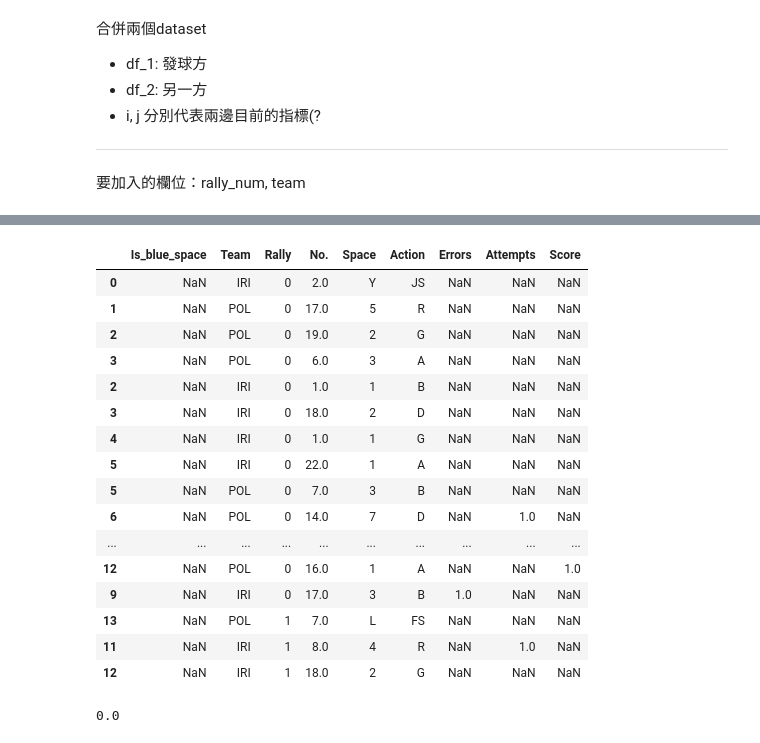
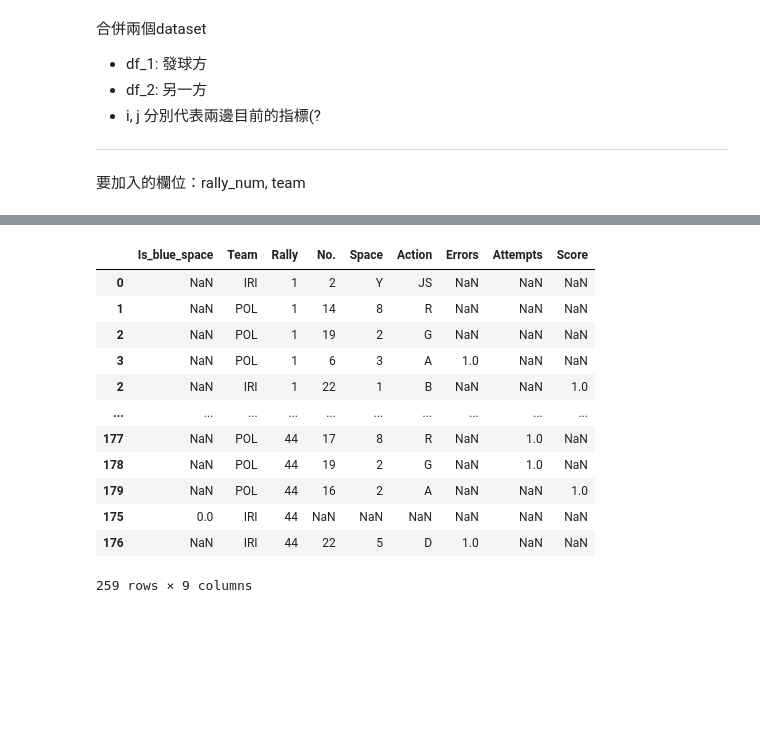
Before and after one commit to sisiayang/SportsScience, a Jupyter notebook: data_test_process.ipynb, the cells around one changed output, grey strips where cells are left out. Cells and saved outputs as stored; diff of their text form; code cells hidden in the pictures; blank space fills up the shorter version.

```diff
--- a/data_test_process.ipynb
+++ b/data_test_process.ipynb
@@ -53,26 +49,22 @@ def get_rally_sequence(df_1, df_2, i, j, rally):
     i += 1
     alternate = 1
     while(i < len(df_1)-1 and j < len(df_2)-1):
-        print()
         if(alternate == 0): # df_1
             if(not pd.isna(df_1.iloc[i]['Is_blue_space'])):
                 i += 1
             df_combine = df_combine.append(df_1.iloc[i])
             i += 1
             while(pd.isna(df_1.iloc[i]['Is_blue_space']) and 'S' not in str(df_1.iloc[i]['Action'])): # 遇到空格或再次發球前
-                print('i: ' + str(i))
+
                 df_combine = df_combine.append(df_1.iloc[i])
                 i += 1
-                if(i == len(df_1)):
+                if(i >= len(df_1)-1):
                     break
 
             # 因為空格而停止
             if(not pd.isna(df_1.iloc[i]['Is_blue_space'])):
-                if(df_1.iloc[i]['Is_blue_space'] == 1):
-                    break
-                else:
-                    alternate = 1
-                    continue
+                alternate = 1
+                continue
 
             # 因為再次發球而停止
             if('S' in df_1.iloc[i]['Action']):
@@ -89,18 +81,15 @@ def get_rally_sequence(df_1, df_2, i, j, rally):
             df_combine = df_combine.append(df_2.iloc[j])
             j += 1
             while(pd.isna(df_2.iloc[j]['Is_blue_space']) and 'S' not in df_2.iloc[j]['Action']): # 遇到空格或再次發球前
-                print('j: ' + str(j))
+
                 df_combine = df_combine.append(df_2.iloc[j])
                 j += 1
-                if(j == len(df_2)):
+                if(j >= len(df_2)-1):
                     break
 
             if(not pd.isna(df_2.iloc[j]['Is_blue_space'])): # is space
-                if(df_2.iloc[j]['Is_blue_space'] == 1): # 失誤
-                    break
-                else:
-                    alternate = 0
-                    continue
+                alternate = 0
+                continue
 
             if('S' in df_2.iloc[j]['Action']):  # 再次發球 -> 下一round
                 # 先確認另一隊在藍色空格之前的state是否全部記錄到
@@ -109,12 +98,12 @@ def get_rally_sequence(df_1, df_2, i, j, rally):
                         df_combine = df_combine.append(df_1.iloc[i])
                     i += 1
                 break
-    if(i == len(df_1)):
-        while(j != len(df_2)):
+    if(i == len(df_1)-1):
+        while(j < len(df_2)-1):
             df_combine = df_combine.append(df_2.iloc[j])
             j += 1
-    if(j == len(df_2)):
-        while(i != len(df_1)):
+    if(j == len(df_2)-1):
+        while(i < len(df_1)-1):
             df_combine = df_combine.append(df_1.iloc[i])
             i += 1
 
@@ -126,13 +115,14 @@ df_total_game = pd.DataFrame(columns=df_IRI.columns)
 i = 0
 j = 0
 rally_num = 0
-while(i < len(df_IRI) or j < len(df_POL)):
-    print('\nrally: ' + str(rally_num) + '\n-------------------')
+while(i < len(df_IRI)-1 or j < len(df_POL)-1):
+    rally_num += 1
+    print(i, j)
     if(df_IRI.iloc[i]['Is_blue_space'] == 1):   # 對方發球
         df_combine, j, i = get_rally_sequence(df_POL, df_IRI, j, i, rally_num)
     else:
         df_combine, i, j = get_rally_sequence(df_IRI, df_POL, i, j, rally_num)
-    print(i, j)
     df_total_game = pd.concat([df_total_game, df_combine])
-    rally_num += 1
+
+    print('\nrally: ' + str(rally_num))
 # %% [output]
@@ -156,20 +146,16 @@ rally: 22
 # %%
-df_total_game.head(20)
+df_total_game
 # %% [output]
 |  | Is_blue_space | Team | Rally | No. | Space | Action | Errors | Attempts | Score |
-| 0 | NaN | IRI | 0 | 2.0 | Y | JS | NaN | NaN | NaN |
-| 1 | NaN | POL | 0 | 17.0 | 5 | R | NaN | NaN | NaN |
-| 2 | NaN | POL | 0 | 19.0 | 2 | G | NaN | NaN | NaN |
-| 3 | NaN | POL | 0 | 6.0 | 3 | A | NaN | NaN | NaN |
-| 2 | NaN | IRI | 0 | 1.0 | 1 | B | NaN | NaN | NaN |
-| 3 | NaN | IRI | 0 | 18.0 | 2 | D | NaN | NaN | NaN |
-| 4 | NaN | IRI | 0 | 1.0 | 1 | G | NaN | NaN | NaN |
-| 5 | NaN | IRI | 0 | 22.0 | 1 | A | NaN | NaN | NaN |
-| 5 | NaN | POL | 0 | 7.0 | 3 | B | NaN | NaN | NaN |
-| 6 | NaN | POL | 0 | 14.0 | 7 | D | NaN | 1.0 | NaN |
+| 0 | NaN | IRI | 1 | 2 | Y | JS | NaN | NaN | NaN |
+| 1 | NaN | POL | 1 | 14 | 8 | R | NaN | NaN | NaN |
+| 2 | NaN | POL | 1 | 19 | 2 | G | NaN | NaN | NaN |
+| 3 | NaN | POL | 1 | 6 | 3 | A | 1.0 | NaN | NaN |
+| 2 | NaN | IRI | 1 | 22 | 1 | B | NaN | NaN | 1.0 |
 | ... | ... | ... | ... | ... | ... | ... | ... | ... | ... |
-| 12 | NaN | POL | 0 | 16.0 | 1 | A | NaN | NaN | 1.0 |
-| 9 | NaN | IRI | 0 | 17.0 | 3 | B | 1.0 | NaN | NaN |
-| 13 | NaN | POL | 1 | 7.0 | L | FS | NaN | NaN | NaN |
-| 11 | NaN | IRI | 1 | 8.0 | 4 | R | NaN | 1.0 | NaN |
-| 12 | NaN | IRI | 1 | 18.0 | 2 | G | NaN | NaN | NaN |
+| 177 | NaN | POL | 44 | 17 | 8 | R | NaN | 1.0 | NaN |
+| 178 | NaN | POL | 44 | 19 | 2 | G | NaN | 1.0 | NaN |
+| 179 | NaN | POL | 44 | 16 | 2 | A | NaN | NaN | 1.0 |
+| 175 | 0.0 | IRI | 44 | NaN | NaN | NaN | NaN | NaN | NaN |
+| 176 | NaN | IRI | 44 | 22 | 5 | D | 1.0 | NaN | NaN |
+259 rows × 9 columns
@@ -180,4 +161,0 @@ for idx, row in df_IRI.iterrows():
-# %%
-d.iloc[1]['Is_blue_space']
-# %% [output]
-0.0
```
Also changed, not shown: parts of 14 cells of this notebook, 2 other files.
